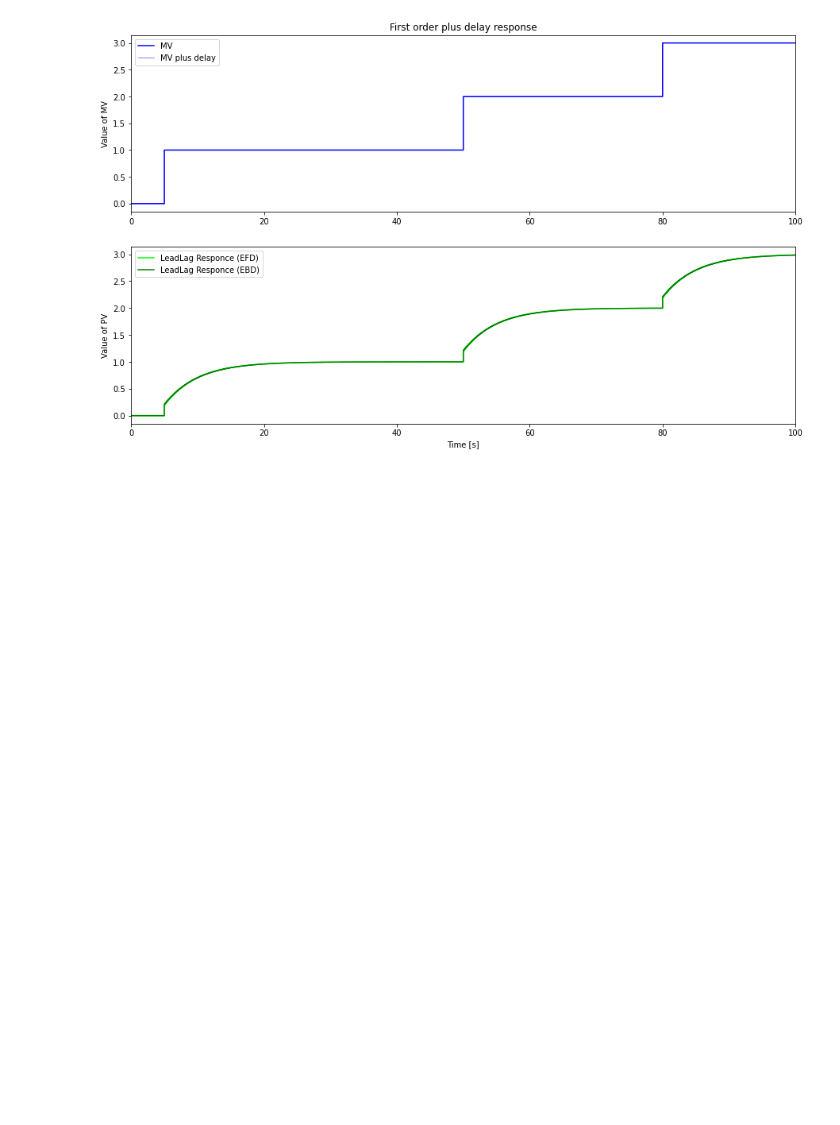
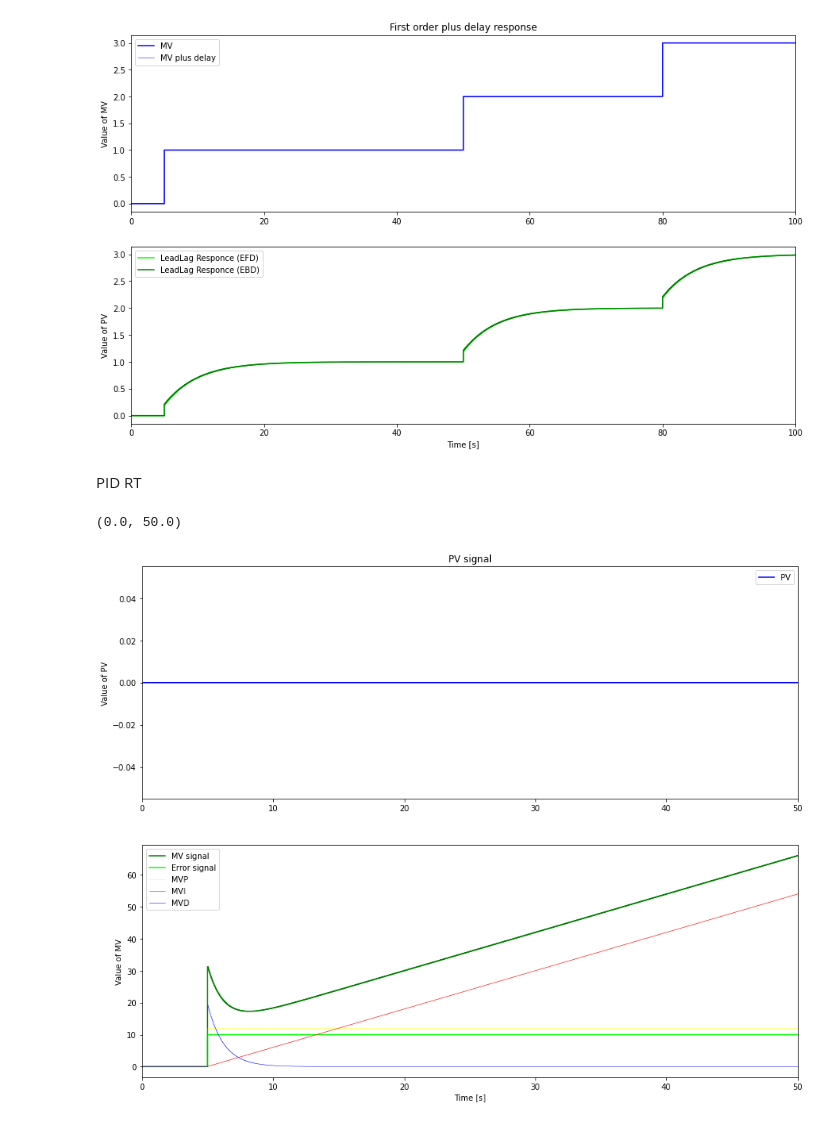
Before and after one commit to Vicoj/Control-Theory-PC-LAB, a Jupyter notebook: package_Advanced.ipynb, the cells around one changed output. Saved outputs shown, nothing was run; the diff lists cells and outputs as text; code cells hidden in the pictures; blank space fills up the shorter version.

```diff
--- a/package_Advanced.ipynb
+++ b/package_Advanced.ipynb
@@ -231,3 +235,71 @@ plt.ylabel('Value of PV')
 plt.xlabel('Time [s]')
 plt.legend(loc='best')
 plt.xlim([0, TSim])
+# %% [markdown]
+PID RT
+# %%
+TSim = 50
+Ts = 0.05
+N = int(TSim/Ts) + 1
+
+# Path for PV
+SPpath = {0: 0, 5: 10}
+PVpath = {0: 0}
+
+t = []
+
+SP = []
+PV = []
+Man = 0
+MVMan = []
+MVFF = []
+
+Kc = 1.2
+Ti = 10
+Td = 2
+alpha = 0.6
+
+MVMin = -100
+MVMax = 100
+
+MV = []
+MVP = []
+MVI = []
+MVD = []
+E = []
+
+ManFF = 0
+PVInit = 0
+
+
+for i in range(0,N):
+    t.append(i*Ts)
+    SelectPath_RT(SPpath,t,SP)
+    SelectPath_RT(PVpath,t,PV)
+    PID_RT(SP, PV, Man, MVMan, MVFF, Kc, Ti, Td, alpha, Ts, MVMin, MVMax, MV, MVP, MVI, MVD, E, ManFF=False, PVInit=0, method='EBD-EBD')
+    #FO_RT(MV,Kp,T,Ts,PV,PVInit=0,method='EBD')
+
+plt.figure(figsize = (15,12))
+
+plt.subplot(2,1,1)
+plt.step(t,PV,'b-',label='PV',where='post')
+#plt.step(t,PVDelay,'b-',linewidth=0.5,label='MV plus delay',where='post')
+plt.ylabel('Value of PV')
+plt.title('PV signal')
+plt.legend(loc='best')
+plt.xlim([0, TSim])
+
+plt.subplot(2,1,2)
+plt.step(t,MV,'g-',label='MV signal',where='post')
+plt.step(t,E,'lime',label='Error signal',where='post')
+plt.step(t,MVP,'yellow',label='MVP',where='post',linewidth=0.5)
+plt.step(t,MVI,'red',label='MVI',where='post',linewidth=0.5)
+plt.step(t,MVD,'blue',label='MVD',where='post',linewidth=0.5)
+#plt.step(t,PV_TRAP,'springgreen',label='First order response plus delay (TRAP)',where='post')
+plt.ylabel('Value of MV')
+plt.xlabel('Time [s]')
+plt.legend(loc='best')
+plt.xlim([0, TSim])
+# %% [output]
+(0.0, 50.0)
+[figure, added]
```
Also changed, not shown: parts of 1 cell of this notebook, 3 other files.
